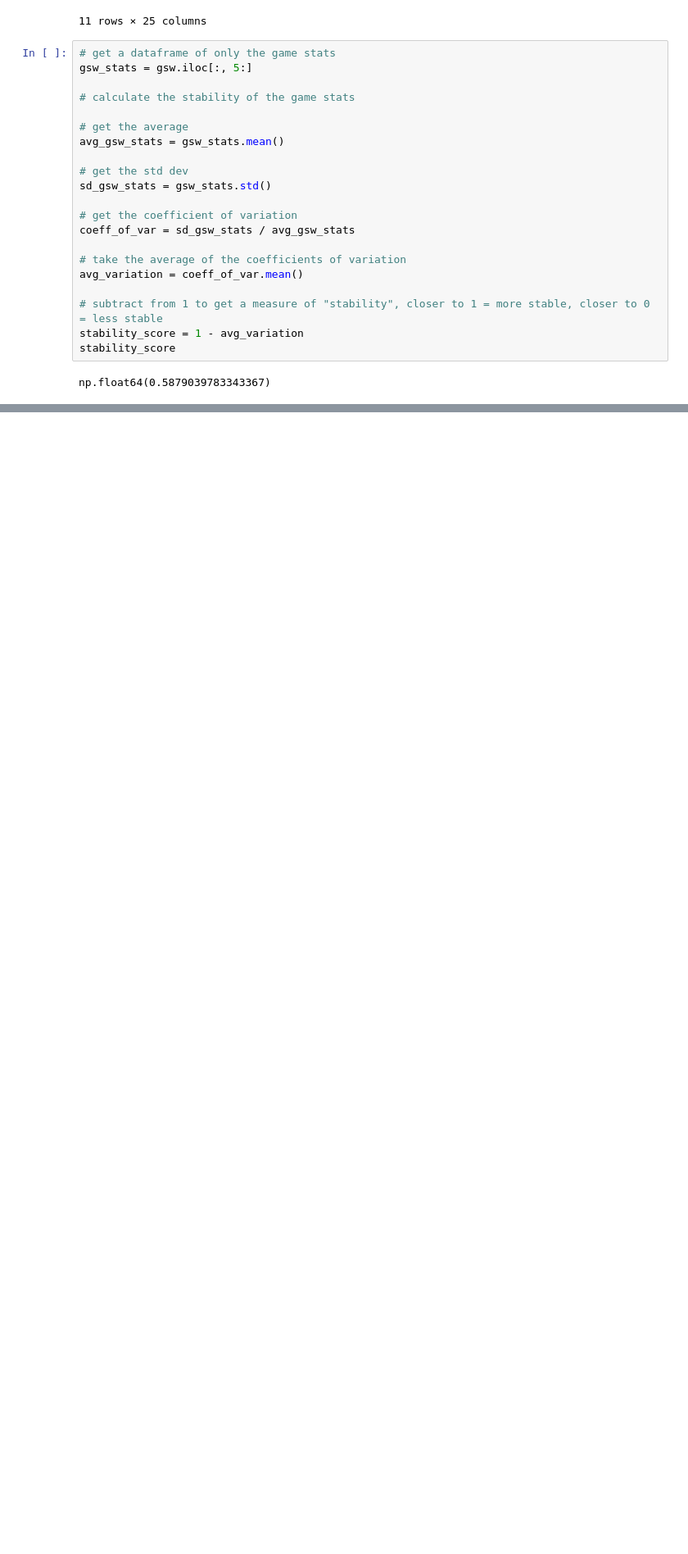
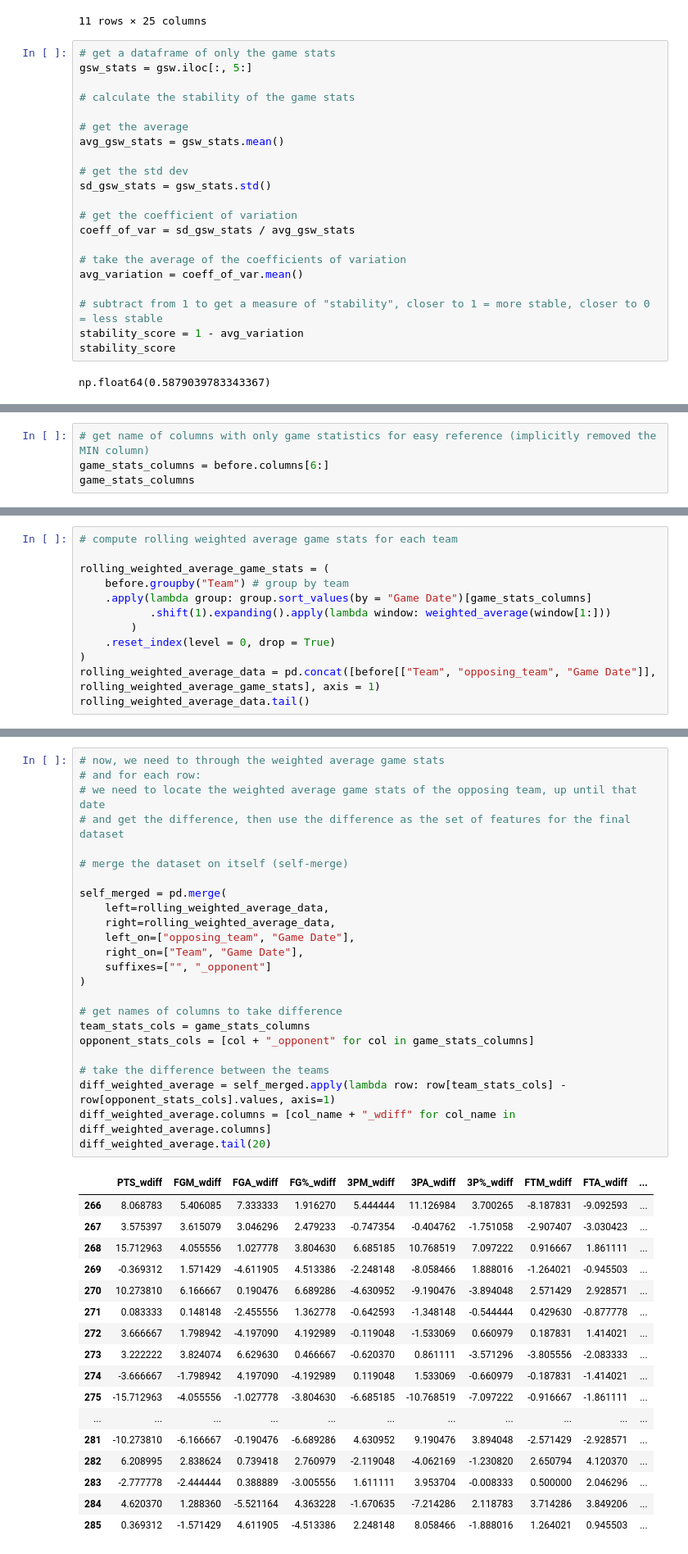
Before and after one commit to stephenfujiwara/STATS-101C-Final-Project, a Jupyter notebook: notebook.ipynb, the cells around one changed output, grey strips where cells are left out. Shown: that part at 82% size. Drawn from its saved outputs; the diff is of its cells as text; blank space fills up the shorter version.

Commit message:
created the difference in weighted average feature, got started on predictive model part

```diff
--- a/notebook.ipynb
+++ b/notebook.ipynb
@@ -175,0 +186,4 @@ gsw_stats
+# %%
+# get name of columns with only game statistics for easy reference (implicitly removed the MIN column)
+game_stats_columns = before.columns[6:]
+game_stats_columns
@@ -175,0 +208,12 @@ gsw_stats
+# %%
+# compute rolling weighted average game stats for each team
+
+rolling_weighted_average_game_stats = (
+    before.groupby("Team") # group by team
+    .apply(lambda group: group.sort_values(by = "Game Date")[game_stats_columns]
+           .shift(1).expanding().apply(lambda window: weighted_average(window[1:]))
+        )
+    .reset_index(level = 0, drop = True)
+)
+rolling_weighted_average_data = pd.concat([before[["Team", "opposing_team", "Game Date"]], rolling_weighted_average_game_stats], axis = 1)
+rolling_weighted_average_data.tail()
@@ -176 +228,43 @@ gsw_stats
+# %%
+# now, we need to through the weighted average game stats
+# and for each row:
+# we need to locate the weighted average game stats of the opposing team, up until that date
+# and get the difference, then use the difference as the set of features for the final dataset
+
+# merge the dataset on itself (self-merge)
+
+self_merged = pd.merge(
+    left=rolling_weighted_average_data,
+    right=rolling_weighted_average_data,
+    left_on=["opposing_team", "Game Date"],
+    right_on=["Team", "Game Date"],
+    suffixes=["", "_opponent"]
+)
+
+# get names of columns to take difference
+team_stats_cols = game_stats_columns
+opponent_stats_cols = [col + "_opponent" for col in game_stats_columns]
+
+# take the difference between the teams
+diff_weighted_average = self_merged.apply(lambda row: row[team_stats_cols] - row[opponent_stats_cols].values, axis=1)
+diff_weighted_average.columns = [col_name + "_wdiff" for col_name in diff_weighted_average.columns]
+diff_weighted_average.tail(20)
+# %% [output]
+|  | PTS_wdiff | FGM_wdiff | FGA_wdiff | FG%_wdiff | 3PM_wdiff | 3PA_wdiff | 3P%_wdiff | FTM_wdiff | FTA_wdiff | ... |
+| 266 | 8.068783 | 5.406085 | 7.333333 | 1.916270 | 5.444444 | 11.126984 | 3.700265 | -8.187831 | -9.092593 | ... |
+| 267 | 3.575397 | 3.615079 | 3.046296 | 2.479233 | -0.747354 | -0.404762 | -1.751058 | -2.907407 | -3.030423 | ... |
+| 268 | 15.712963 | 4.055556 | 1.027778 | 3.804630 | 6.685185 | 10.768519 | 7.097222 | 0.916667 | 1.861111 | ... |
+| 269 | -0.369312 | 1.571429 | -4.611905 | 4.513386 | -2.248148 | -8.058466 | 1.888016 | -1.264021 | -0.945503 | ... |
+| 270 | 10.273810 | 6.166667 | 0.190476 | 6.689286 | -4.630952 | -9.190476 | -3.894048 | 2.571429 | 2.928571 | ... |
+| 271 | 0.083333 | 0.148148 | -2.455556 | 1.362778 | -0.642593 | -1.348148 | -0.544444 | 0.429630 | -0.877778 | ... |
+| 272 | 3.666667 | 1.798942 | -4.197090 | 4.192989 | -0.119048 | -1.533069 | 0.660979 | 0.187831 | 1.414021 | ... |
+| 273 | 3.222222 | 3.824074 | 6.629630 | 0.466667 | -0.620370 | 0.861111 | -3.571296 | -3.805556 | -2.083333 | ... |
+| 274 | -3.666667 | -1.798942 | 4.197090 | -4.192989 | 0.119048 | 1.533069 | -0.660979 | -0.187831 | -1.414021 | ... |
+| 275 | -15.712963 | -4.055556 | -1.027778 | -3.804630 | -6.685185 | -10.768519 | -7.097222 | -0.916667 | -1.861111 | ... |
+| ... | ... | ... | ... | ... | ... | ... | ... | ... | ... | ... |
+| 281 | -10.273810 | -6.166667 | -0.190476 | -6.689286 | 4.630952 | 9.190476 | 3.894048 | -2.571429 | -2.928571 | ... |
+| 282 | 6.208995 | 2.838624 | 0.739418 | 2.760979 | -2.119048 | -4.062169 | -1.230820 | 2.650794 | 4.120370 | ... |
+| 283 | -2.777778 | -2.444444 | 0.388889 | -3.005556 | 1.611111 | 3.953704 | -0.008333 | 0.500000 | 2.046296 | ... |
+| 284 | 4.620370 | 1.288360 | -5.521164 | 4.363228 | -1.670635 | -7.214286 | 2.118783 | 3.714286 | 3.849206 | ... |
+| 285 | 0.369312 | -1.571429 | 4.611905 | -4.513386 | 2.248148 | 8.058466 | -1.888016 | 1.264021 | 0.945503 | ... |
 # %% [markdown]
```
Also changed, not shown: parts of 28 cells of this notebook.
